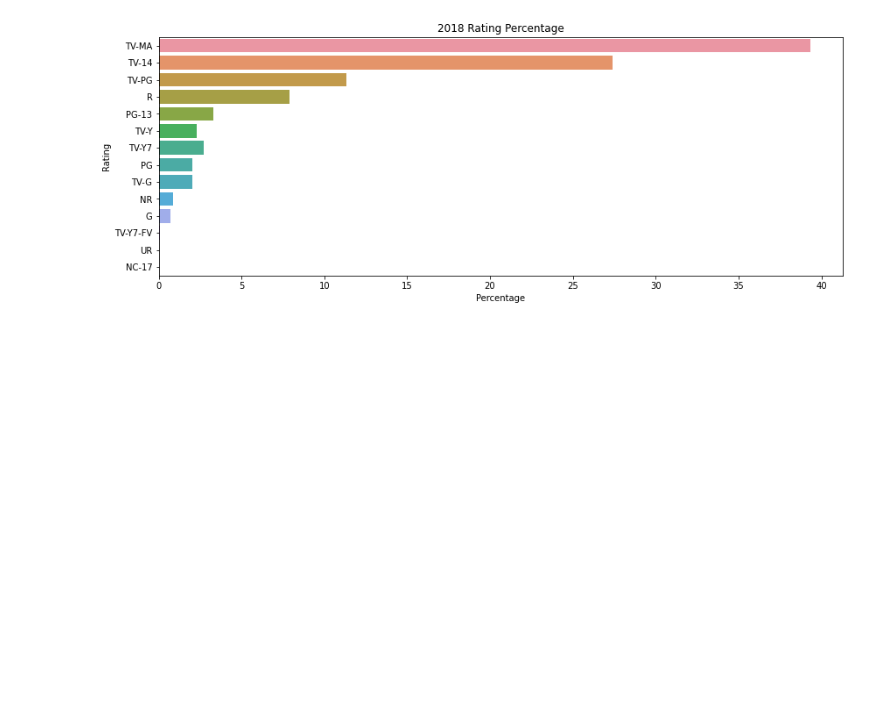
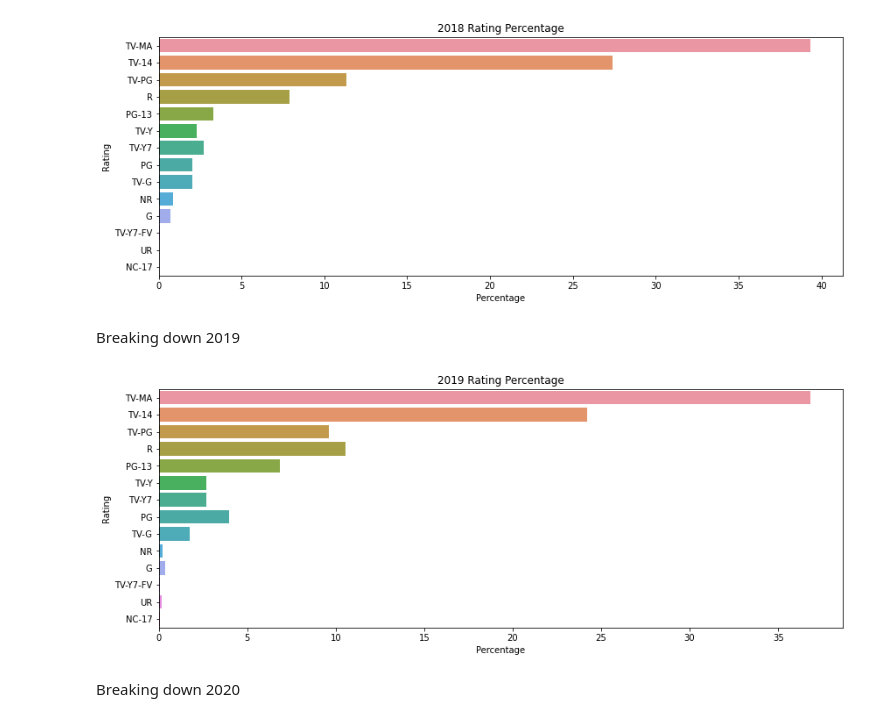
Before and after one commit to shades9a/Netflix_Catolog, a Jupyter notebook: Netflix_Compare.ipynb, the cells around one changed output. Cells and saved outputs as stored; diff of their text form; code cells hidden in the pictures; blank space fills up the shorter version.

```diff
--- a/Netflix_Compare.ipynb
+++ b/Netflix_Compare.ipynb
@@ -538,3 +538,10 @@ plt.savefig("images/2018_rating_percentages.png")
 plt.show()
 # %% [output]
 [figure]
+# %% [markdown]
+Breaking down 2019
+# %%
+# find info for items added in 2019
+netflix_info_2019 = netflix_info.loc[netflix_info["YEAR_added"]==2019]
+netflix_info_2019 = pd.DataFrame(netflix_info_2019)
+#netflix_info_2019.head()
@@ -540,0 +594,41 @@ plt.show()
+# %%
+# find percentage of each rating
+percent_tvma_2019 = len(netflix_info_2019_tvma) / len(netflix_info_2019) *100
+percent_tv14_2019 = len(netflix_info_2019_tv14) / len(netflix_info_2019) *100
+percent_tvpg_2019 = len(netflix_info_2019_tvpg) / len(netflix_info_2019) *100
+percent_r_2019 = len(netflix_info_2019_r) / len(netflix_info_2019) *100
+percent_pg13_2019 = len(netflix_info_2019_pg13) / len(netflix_info_2019) *100
+percent_tvy_2019 = len(netflix_info_2019_tvy) / len(netflix_info_2019) *100
+percent_tvy7_2019 = len(netflix_info_2019_tvy7) / len(netflix_info_2019) *100
+percent_pg_2019 = len(netflix_info_2019_pg) / len(netflix_info_2019) *100
+percent_tvg_2019 = len(netflix_info_2019_tvg) / len(netflix_info_2019) *100
+percent_nr_2019 = len(netflix_info_2019_nr) / len(netflix_info_2019) *100
+percent_g_2019 = len(netflix_info_2019_g) / len(netflix_info_2019) *100
+percent_tvy7fv_2019 = len(netflix_info_2019_tvy7fv) / len(netflix_info_2019) *100
+percent_ur_2019 = len(netflix_info_2019_ur) / len(netflix_info_2019) *100
+percent_nc17_2019 = len(netflix_info_2019_nc17) / len(netflix_info_2019) *100
+
+
+percentage_ratings_2019 = pd.DataFrame({ 'Rating': ['TV-MA', 'TV-14', 'TV-PG', 'R', 'PG-13', 'TV-Y', 'TV-Y7', 'PG',
+                                                     'TV-G', 'NR', 'G', 'TV-Y7-FV', 'UR', 'NC-17'],
+                                          'Percentage': [percent_tvma_2019, percent_tv14_2019, percent_tvpg_2019, percent_r_2019,
+                                                         percent_pg13_2019, percent_tvy_2019, percent_tvy7_2019, percent_pg_2019,
+                                                         percent_tvg_2019, percent_nr_2019, percent_g_2019, percent_tvy7fv_2019,
+                                                         percent_ur_2019, percent_nc17_2019]})
+#percentage_ratings_2019
+# %%
+#create bar graph to show data comparison
+values = percentage_ratings_2019['Percentage']
+labels = percentage_ratings_2019['Rating']
+
+plt.figure(figsize=(14,5))
+g = sns.barplot(x=values, y=labels)
+plt.title('2019 Rating Percentage')
+plt.xlabel('Percentage')
+plt.ylabel('Rating')
+plt.savefig("images/2019_rating_percentages.png")
+plt.show()
+# %% [output]
+[figure, added]
+# %% [markdown]
+Breaking down 2020
```
Also changed, not shown: parts of 2 cells of this notebook, 1 other file.
